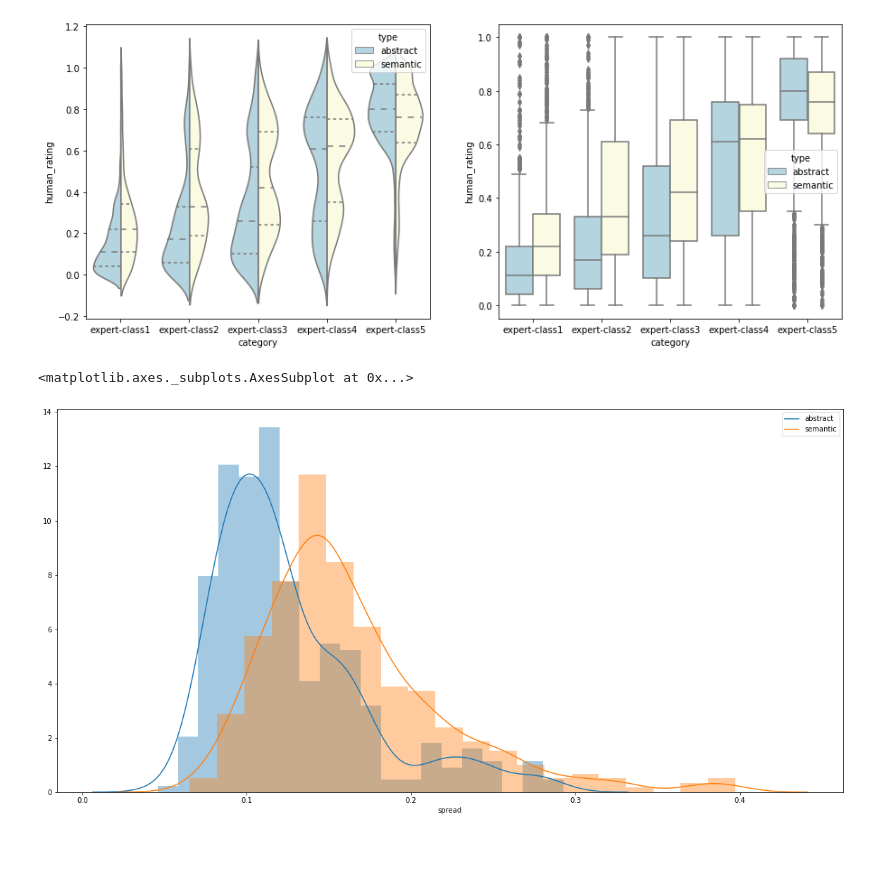
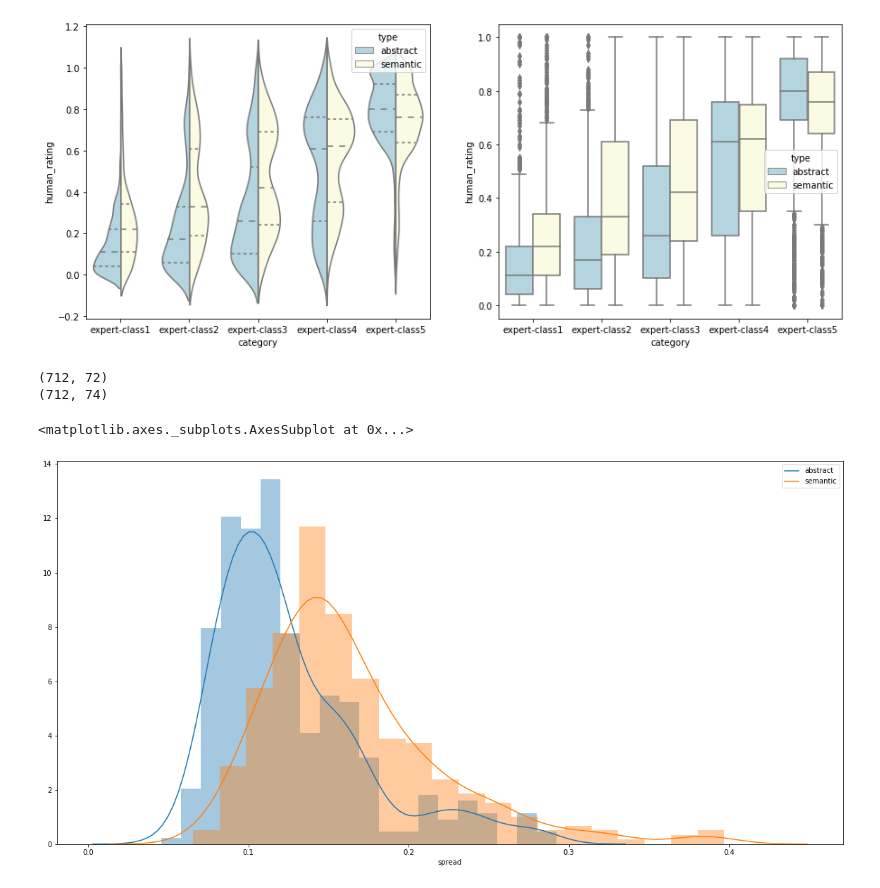
Before and after one commit to kix2mix2/SepMe, a Jupyter notebook: Jupyters/ml/data_explor.ipynb, the cells around one changed output. Saved outputs shown, nothing was run; the diff lists cells and outputs as text; code cells hidden in the pictures; blank space fills up the shorter version.

```diff
--- a/Jupyters/ml/data_explor.ipynb
+++ b/Jupyters/ml/data_explor.ipynb
@@ -104,7 +105,7 @@ plot_violins(df_clean,ax)
 [figure]
 [figure]
 # %%
-def aggregate(df, intervals = [0,.2,.6,.8,1.00]):
+def aggregate(df, intervals = [0,.2,.6,.8,1.00], col_name = 'interval_4'):
 
     df_agg = (df.groupby(['filename','type','class'])
          .agg({'human_rating':['mean', 'count', sem],
@@ -124,40 +125,51 @@ def aggregate(df, intervals = [0,.2,.6,.8,1.00]):
 
     df_agg = pd.concat([df_agg,df_agg1], axis=1)
 
+    df_agg = df_agg.sort_values(['filename','type','class'])
+
     df_agg = df_agg.reset_index()
 
     confidence =.95
     h = df_agg['human_rating.sem'] * t.ppf((1 + confidence) / 2, df_agg['human_rating.count'] - 1)
 
     df_agg['start'] = df_agg['human_rating.mean']-h
     df_agg['end'] = df_agg['human_rating.mean']+h
     df_agg['spread'] = df_agg['end'] - df_agg['start']
 
-    df_agg['interval'] = '[{},{}]'.format(intervals[0], intervals[1])
+    df_agg[col_name] = '[{},{}]'.format(intervals[0], intervals[1])
 
     for i, ints in enumerate(intervals):
         if i!=len(intervals)-1:
 
             df_agg.loc[df_agg['human_rating.mean'].between(intervals[i], intervals[i+1]),
-                       'interval'] = '[{},{}]'.format(intervals[i], intervals[i+1])
+                       col_name] = '[{},{}]'.format(intervals[i], intervals[i+1])
 
 
 
 
     return df_agg
 
 
 
-df_agg = aggregate(df_clean)
-df_agg.to_csv('df_agg_class.csv', index=False)
+df_agg = aggregate(df_clean, col_name = 'interval_5', intervals = [0,.2,.4,.6,.8,1.00],)
+df_agg1 = aggregate(df_clean, col_name = 'interval_10', intervals = list(np.round(np.arange(0,1,.1),2)))
+df_agg2 = aggregate(df_clean, col_name = 'interval_20', intervals = list(np.round(np.arange(0,1,.005),2)))
+print(df_agg.shape)
+
+df_agg = pd.concat([df_agg, df_agg1[['interval_10']], df_agg2[['interval_20']]], axis=1)
+print(df_agg.shape)
+
+df_agg.to_csv('df_agg_class_intervals.csv', index=False)
 
 df1,df2 = get_dfs(df_agg)
 fig, ax = plt.subplots(figsize=(20,10))
 sns.distplot(df1.spread, bins=20, kde_kws={"label": "abstract"})
 sns.distplot(df2.spread, bins=20, kde_kws={"label": "semantic"})
 # %% [output]
-<matplotlib.axes._subplots.AxesSubplot at 0x...>
+(712, 72)
+(712, 74)
+<matplotlib.axes._subplots.AxesSubplot at 0x...>
-[figure, old version]
+[figure, new version]
 # %%
 df = pd.read_csv('../df_clean_regr.csv')
 
```
Also changed, not shown: parts of 4 cells of this notebook, 12 other files.
